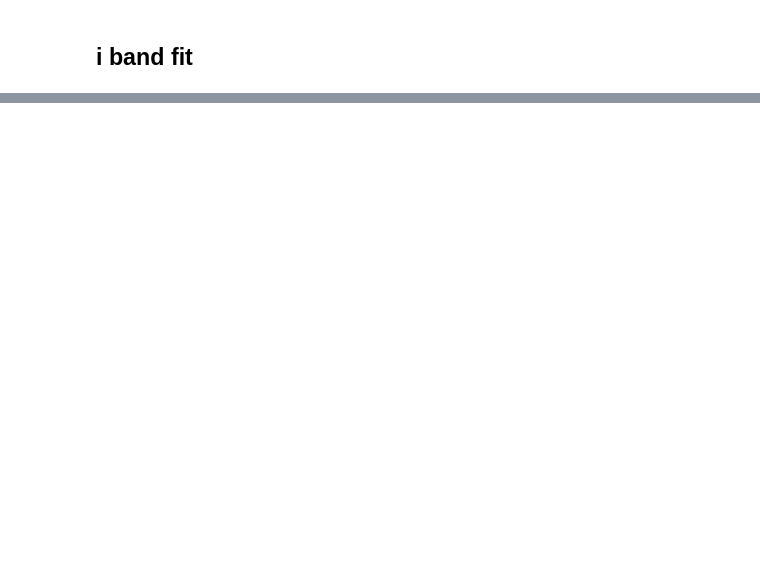
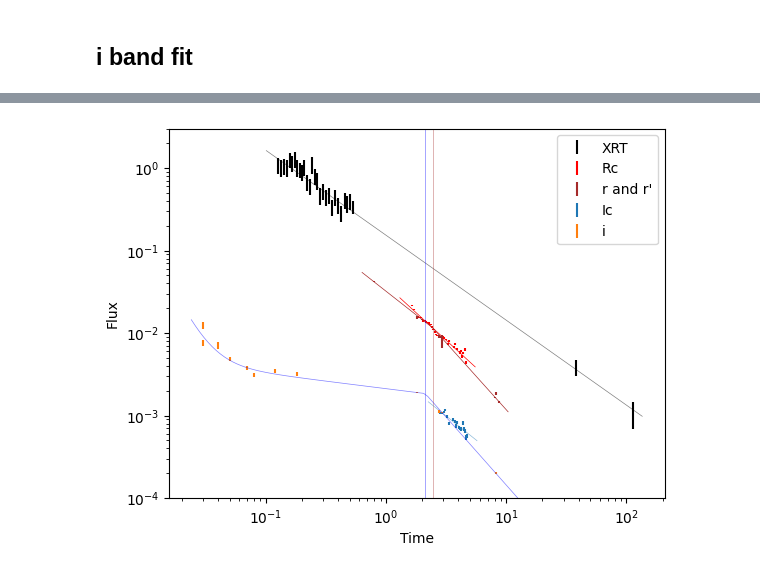
Before and after one commit to 7DimensionalTelescope/GRB251013C, a Jupyter notebook: run.ipynb, the cells around one changed output, grey strips where cells are left out. Drawn from its saved outputs; the diff is of its cells as text; code cells hidden in the pictures; blank space fills up the shorter version.

```diff
--- a/run.ipynb
+++ b/run.ipynb
@@ -26,2 +47,8 @@ alz.plot_corner()
+# %%
+df = read_data("circular")
+df = filter_data(df, filter_name=["Ic"], remove_upper_limits=True, facility_name= "Leavitt\xa0")
+flx, flx_err = mag_to_flux_jy(df, add_error=True)
+alz_Ic = Analyzer(df["Time"], flx, power_law, y_data_error=flx_err)
+alz_Ic.run()
 # %% [markdown]
 ## i band fit
@@ -78,0 +97,10 @@ alz.plot_corner()
+# %%
+from code.functions import smooth_broken_power_law
+
+
+df = read_data("circular")
+df = filter_data(df, filter_name=["Rc"], remove_upper_limits=True, facility_name= "Leavitt\xa0")
+flx, flx_err = mag_to_flux_jy(df, add_error=True)
+alz_Rc = Analyzer(df["Time"], flx, power_law, y_data_error=flx_err)
+alz_Rc.run()
+print("Rc", alz_Rc.best_fit_params)
@@ -78,0 +119,6 @@ alz.plot_corner()
+# %%
+df = read_data("circular")
+df = filter_data(df, filter_name=["r", "r'"], remove_upper_limits=True, exclude_time_range=(20, 1e4))
+flx, flx_err = mag_to_flux_jy(df, add_error=True)
+alz_r = Analyzer(df["Time"], flx, broken_power_law, y_data_error=flx_err)
+alz_r.run()
@@ -78,0 +137,24 @@ alz.plot_corner()
+# %%
+alz_xrt.plot_data(scale=1e10, color="k", label="XRT")
+alz_xrt.plot_model(color="k", scale=1e10, lw=0.5, alpha=0.5)
+
+alz_Rc.plot_data(scale=10, color="red", label="Rc")
+alz_Rc.plot_model(color="red", scale=10, lw=0.5)
+
+alz_r.plot_data(scale=10, color="brown", label="r and r'")
+alz_r.plot_model(color="brown", scale=10, lw=0.5)
+plt.axvline(alz_r.best_fit_params[1], color="brown", lw=0.5, alpha=0.5)
+
+alz_Ic.plot_data(label="Ic")
+alz_Ic.plot_model(color="C0", lw=0.5, alpha=0.5)
+
+alz_i.plot_data(label="i")
+alz_i.plot_model(color="blue", lw=0.5, alpha=0.5)
+plt.axvline(alz_i.best_fit_params[3], color="blue", lw=0.5, alpha=0.5)
+
+plt.legend()
+
+plt.ylim(1e-4,)
+plt.show()
+# %% [output]
+[figure, added]
```
Also changed, not shown: parts of 20 cells of this notebook, 8 other files.
